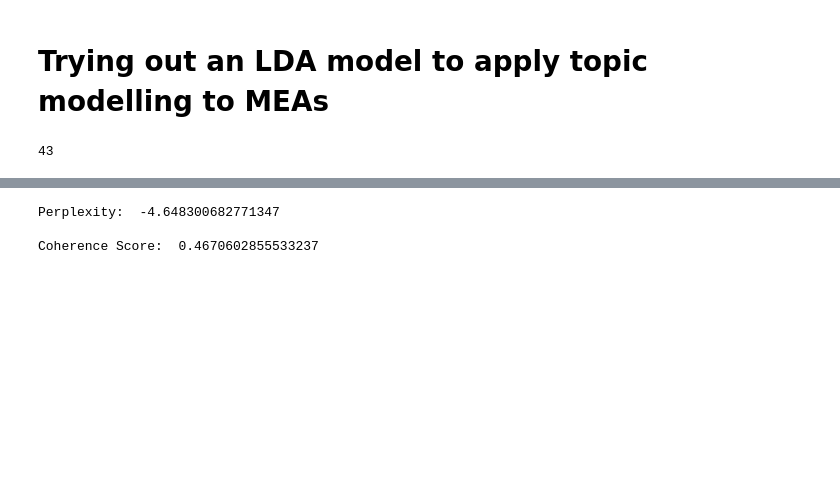
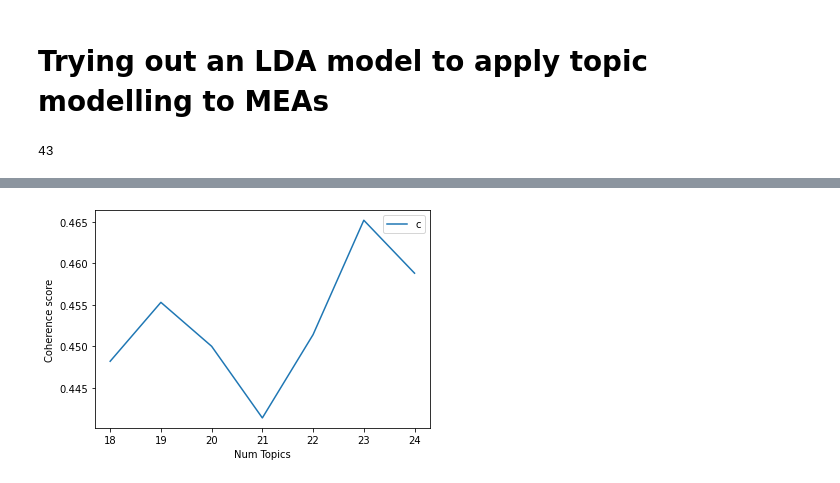
Before and after one commit to ChavezCheong/APL2021_DataPlus, a Jupyter notebook: Data_Analysis/lda_trial.ipynb, the cells around one changed output, grey strips where cells are left out. Saved outputs shown, nothing was run; the diff lists cells and outputs as text; code cells hidden in the pictures; blank space fills up the shorter version.

```diff
--- a/Data_Analysis/lda_trial.ipynb
+++ b/Data_Analysis/lda_trial.ipynb
@@ -125,0 +127,3 @@ model_list, coherence_values = compute_coherence_values(dictionary=words, corpus
+# %%
+# Can take a long time to run.
+grammed_model_list, grammed_coherence_values = compute_coherence_values(dictionary=grammed_words, corpus=grammed_corpus, texts=grammed_list, start=18, limit=25, step=1)
@@ -153,12 +224,11 @@ lda_model = gensim.models.ldamodel.LdaModel(corpus=corpus,
-# %%
-# Compute Perplexity
-print('\nPerplexity: ', lda_model.log_perplexity(corpus))  # a measure of how good the model is. lower the better.
-
-# Compute Coherence Score
-coherence_model_lda = CoherenceModel(model=lda_model, texts=text_list, dictionary=words, coherence='c_v')
-coherence_lda = coherence_model_lda.get_coherence()
-print('\nCoherence Score: ', coherence_lda)
-# %% [output]
-Perplexity:  -4.648300682771347
-
-Coherence Score:  0.4670602855533237
+# %%
+# Show graph
+limit=25; start=18; step=1;
+x = range(start, limit, step)
+plt.plot(x, grammed_coherence_values)
+plt.xlabel("Num Topics")
+plt.ylabel("Coherence score")
+plt.legend(("coherence_values"), loc='best')
+plt.show()
+# %% [output]
+[figure, added]
```
Also changed, not shown: parts of 23 cells of this notebook.
